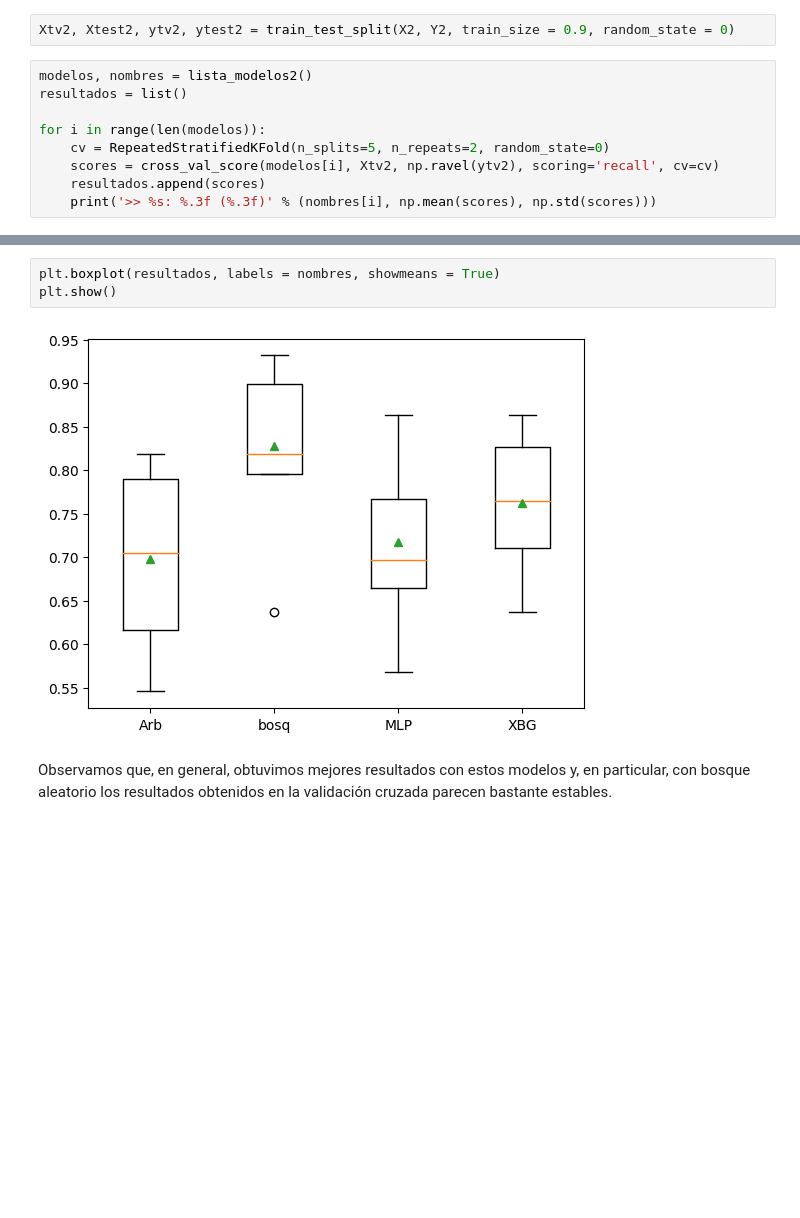
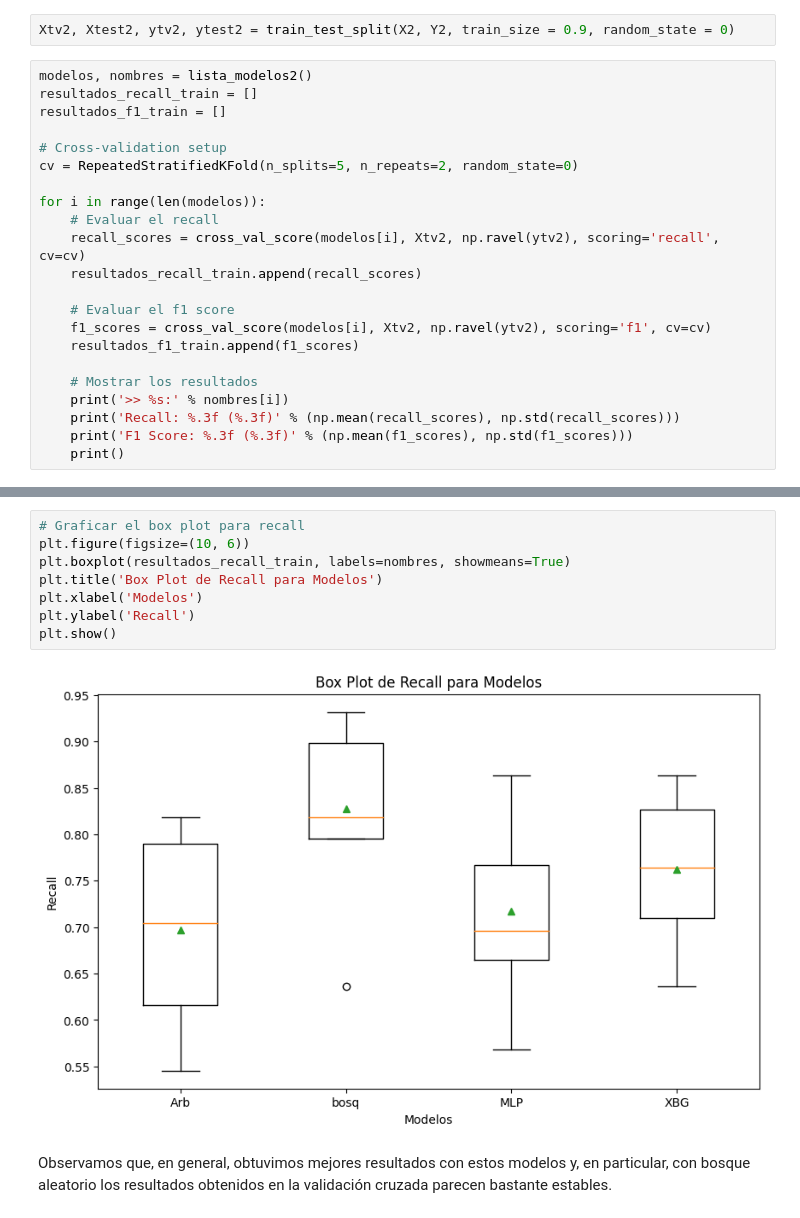
Before and after one commit to daniela-estevez/ProyectoIntegrador, a Jupyter notebook: Avance3_13Equipo.ipynb, the cells around one changed output, grey strips where cells are left out. Cells and saved outputs as stored; diff of their text form; blank space fills up the shorter version.

```diff
--- a/Avance3_13Equipo.ipynb
+++ b/Avance3_13Equipo.ipynb
@@ -711,11 +714,24 @@ Como ya explicamos anteriormente, utilizaremos el 90% de los datos para el entre
 Xtv2, Xtest2, ytv2, ytest2 = train_test_split(X2, Y2, train_size = 0.9, random_state = 0)
 # %%
 modelos, nombres = lista_modelos2()
-resultados = list()
+resultados_recall_train = []
+resultados_f1_train = []
+
+# Cross-validation setup
+cv = RepeatedStratifiedKFold(n_splits=5, n_repeats=2, random_state=0)
 
 for i in range(len(modelos)):
-    cv = RepeatedStratifiedKFold(n_splits=5, n_repeats=2, random_state=0)
-    scores = cross_val_score(modelos[i], Xtv2, np.ravel(ytv2), scoring='recall', cv=cv)
-    resultados.append(scores)
-    print('>> %s: %.3f (%.3f)' % (nombres[i], np.mean(scores), np.std(scores)))
+    # Evaluar el recall
+    recall_scores = cross_val_score(modelos[i], Xtv2, np.ravel(ytv2), scoring='recall', cv=cv)
+    resultados_recall_train.append(recall_scores)
+
+    # Evaluar el f1 score
+    f1_scores = cross_val_score(modelos[i], Xtv2, np.ravel(ytv2), scoring='f1', cv=cv)
+    resultados_f1_train.append(f1_scores)
+
+    # Mostrar los resultados
+    print('>> %s:' % nombres[i])
+    print('Recall: %.3f (%.3f)' % (np.mean(recall_scores), np.std(recall_scores)))
+    print('F1 Score: %.3f (%.3f)' % (np.mean(f1_scores), np.std(f1_scores)))
+    print()
 # %% [output]
@@ -726,8 +753,13 @@ for i in range(len(modelos)):
-# %%
-plt.boxplot(resultados, labels = nombres, showmeans = True)
-plt.show()
-# %% [output]
-[figure, removed]
+# %%
+# Graficar el box plot para recall
+plt.figure(figsize=(10, 6))
+plt.boxplot(resultados_recall_train, labels=nombres, showmeans=True)
+plt.title('Box Plot de Recall para Modelos')
+plt.xlabel('Modelos')
+plt.ylabel('Recall')
+plt.show()
+# %% [output]
+[figure, added]
 # %% [markdown]
 Observamos que, en general, obtuvimos mejores resultados con estos modelos y, en particular, con bosque aleatorio los resultados obtenidos en la validación cruzada parecen bastante estables.
 # %%
```
Also changed, not shown: parts of 37 cells of this notebook.
